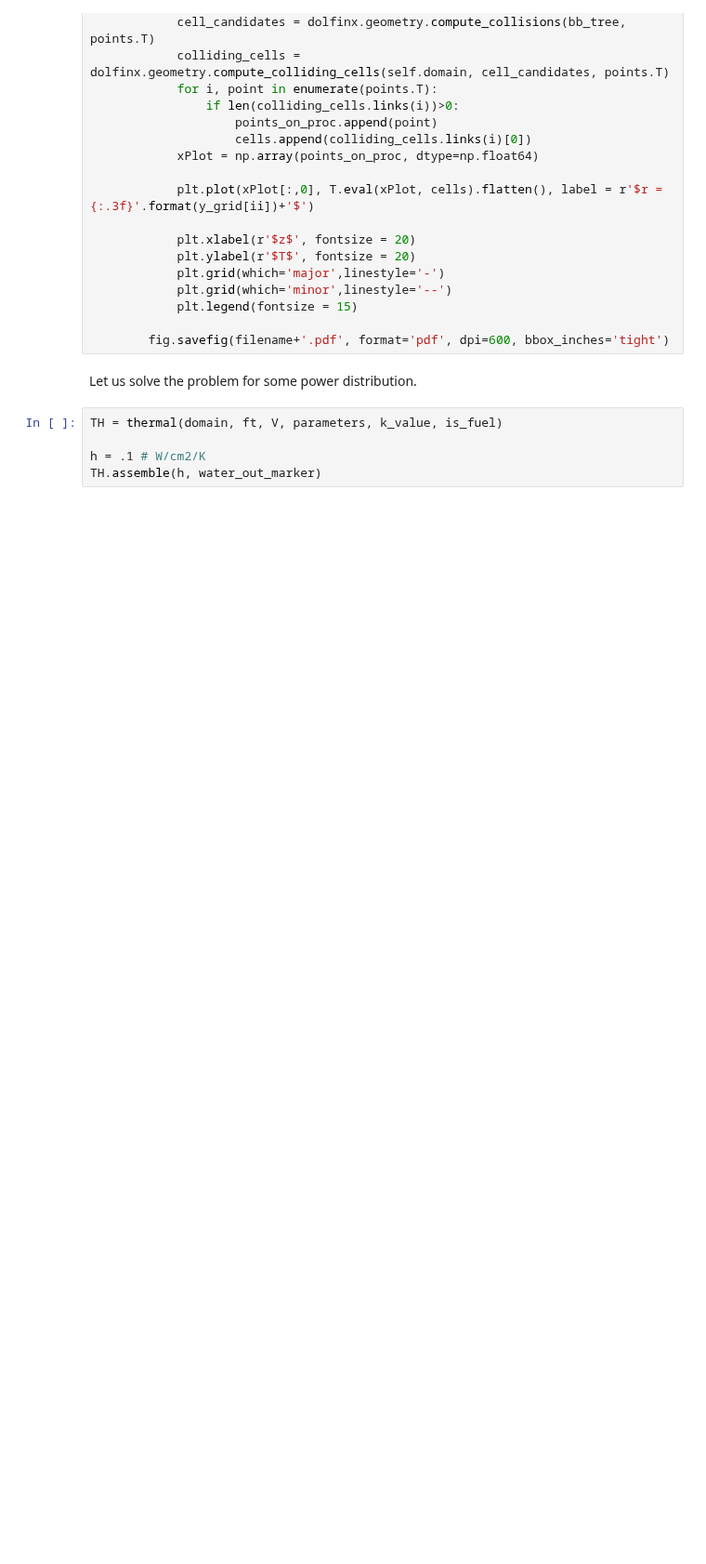
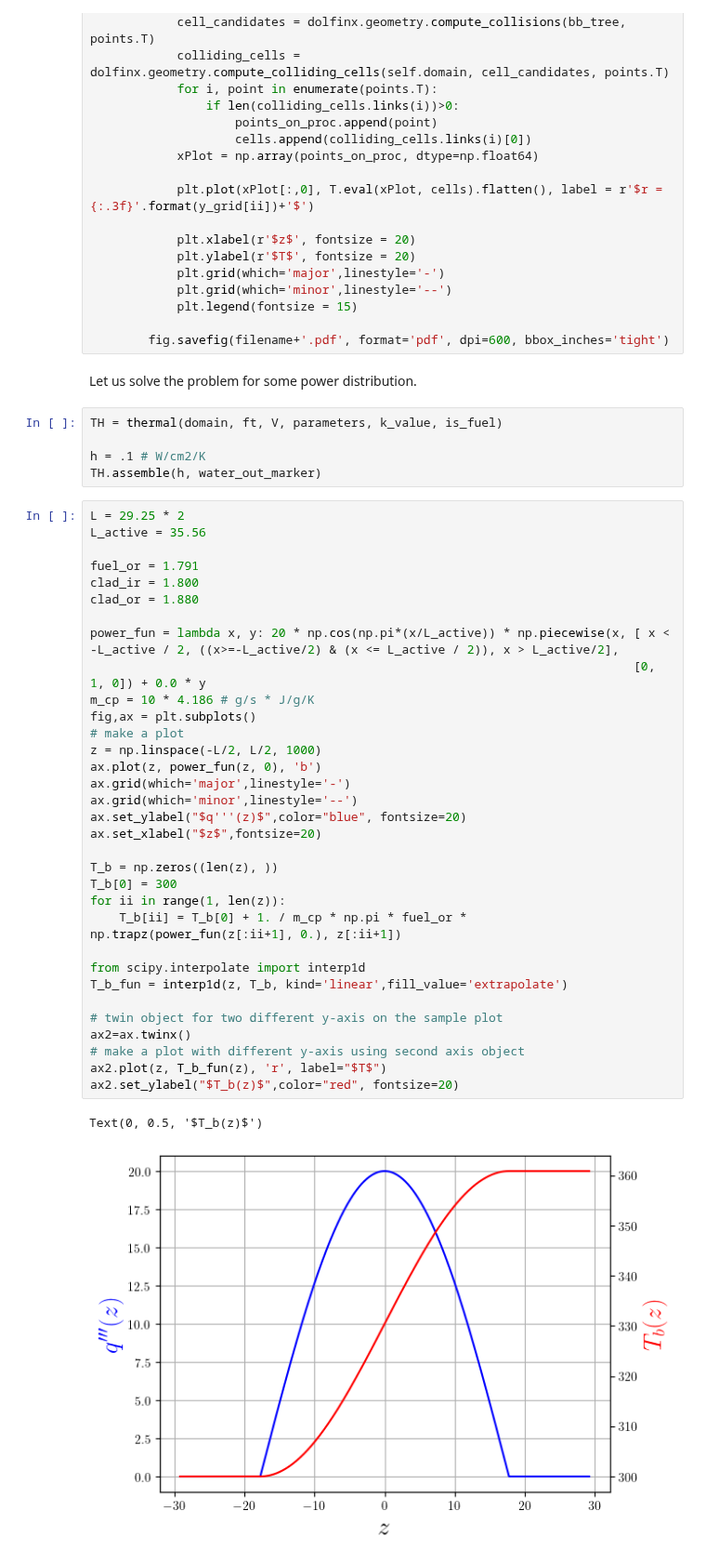
Before and after one commit to Steriva/FEniCSx-tutorials, a Jupyter notebook: 2D/Heat Equation/Steady/pin_solid.ipynb, the cells around one changed output. Shown at 93% size. Cells and saved outputs as stored; diff of their text form; blank space fills up the shorter version.

```diff
--- a/2D/Heat Equation/Steady/pin_solid.ipynb
+++ b/2D/Heat Equation/Steady/pin_solid.ipynb
@@ -343,4 +343,40 @@ TH = thermal(domain, ft, V, parameters, k_value, is_fuel)
 
 h = .1 # W/cm2/K
 TH.assemble(h, water_out_marker)
+# %%
+L = 29.25 * 2
+L_active = 35.56
+
+fuel_or = 1.791
+clad_ir = 1.800
+clad_or = 1.880
+
+power_fun = lambda x, y: 20 * np.cos(np.pi*(x/L_active)) * np.piecewise(x, [ x < -L_active / 2, ((x>=-L_active/2) & (x <= L_active / 2)), x > L_active/2],
+                                                                           [0, 1, 0]) + 0.0 * y
+m_cp = 10 * 4.186 # g/s * J/g/K
+fig,ax = plt.subplots()
+# make a plot
+z = np.linspace(-L/2, L/2, 1000)
+ax.plot(z, power_fun(z, 0), 'b')
+ax.grid(which='major',linestyle='-')
+ax.grid(which='minor',linestyle='--')
+ax.set_ylabel("$q'''(z)$",color="blue", fontsize=20)
+ax.set_xlabel("$z$",fontsize=20)
+
+T_b = np.zeros((len(z), ))
+T_b[0] = 300
+for ii in range(1, len(z)):
+    T_b[ii] = T_b[0] + 1. / m_cp * np.pi * fuel_or * np.trapz(power_fun(z[:ii+1], 0.), z[:ii+1])
+
+from scipy.interpolate import interp1d
+T_b_fun = interp1d(z, T_b, kind='linear',fill_value='extrapolate')
+
+# twin object for two different y-axis on the sample plot
+ax2=ax.twinx()
+# make a plot with different y-axis using second axis object
+ax2.plot(z, T_b_fun(z), 'r', label="$T$")
+ax2.set_ylabel("$T_b(z)$",color="red", fontsize=20)
+# %% [output]
+Text(0, 0.5, '$T_b(z)$')
+[figure, added]
 # %%
```
Also changed, not shown: parts of 1 cell of this notebook.
